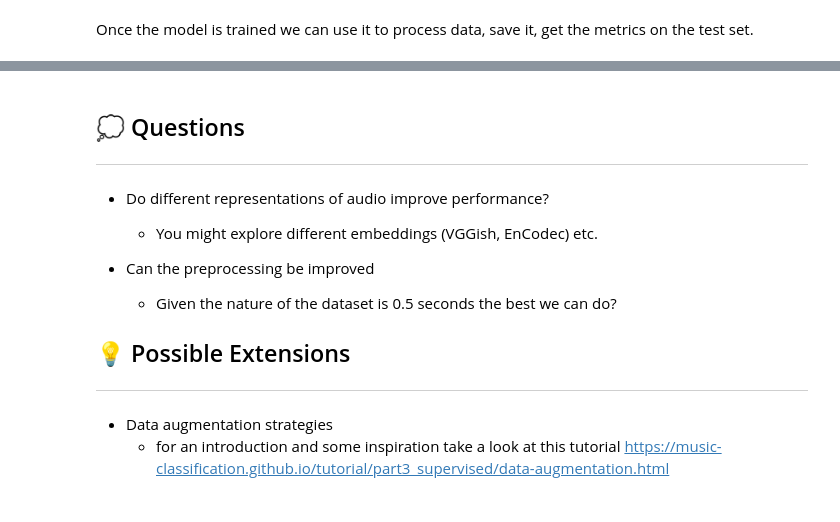
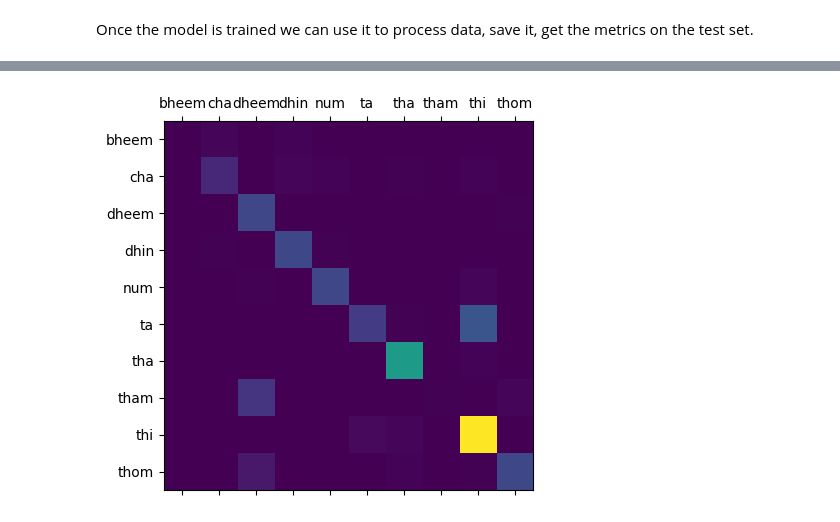
Before and after one commit to mrocamora/mir_course, a Jupyter notebook: notebooks/MIR_course-sound_classification_deep_learning_mel-spectrogram.ipynb, the cells around one changed output, grey strips where cells are left out. Drawn from its saved outputs; the diff is of its cells as text; code cells hidden in the pictures.

```diff
--- a/notebooks/MIR_course-sound_classification_deep_learning_mel-spectrogram.ipynb
+++ b/notebooks/MIR_course-sound_classification_deep_learning_mel-spectrogram.ipynb
@@ -782,14 +394,11 @@ class CNN(pl.LightningModule):
 # %% [markdown]
 We train the model defined above.
 # %%
-# Initialize the model
+#### Initialize the model
 model = CNN()
 
-# Initialize a trainer
-trainer = pl.Trainer(max_epochs=10, accelerator="auto")
+#### Initialize a trainer
+trainer = pl.Trainer(max_epochs=3, accelerator="auto")
 
-# Train the model
+#### Train the model
 trainer.fit(model, train_loader, valid_loader)
-
-#Save the model
-trainer.save_checkpoint('model_10epoch.ckpt')
@@ -964,12 +442,0 @@ num: 48
-# %%
-# Load the model from the saved checkpoint
-model = CNN.load_from_checkpoint("checkpoints/trial_9/best_model.ckpt")
-
-# Put it in eval mode
-model.eval()
-
-# Create a new Trainer (no need for ckpt_path)
-trainer = pl.Trainer(accelerator="auto")
-
-# Validate
-trainer.validate(model, dataloaders=test_loader)
@@ -1199,16 +443,13 @@ __Task__
-# %% [markdown]
-## 💭 Questions
-
----
-
-- Do different representations of audio improve performance?
-  - You might explore different embeddings (VGGish, EnCodec) etc.
-
-- Can the preprocessing be improved
-  - Given the nature of the dataset is 0.5 seconds the best we can do?
-
-## 💡 Possible Extensions
----
-
-- Data augmentation strategies
-  - for an introduction and some inspiration take a look at this tutorial https://music-classification.github.io/tutorial/part3_supervised/data-augmentation.html
+# %%
+#### Compute confusion matrix on the test set
+confusion_matrix = model.test_cm.compute().cpu().numpy()
+import matplotlib.pyplot as plt
+fig, ax = plt.subplots()
+ax.matshow(confusion_matrix)
+ax.set_xticks(range(len(train_dataset.label_map)))
+ax.set_yticks(range(len(train_dataset.label_map)))
+ax.set_xticklabels(train_dataset.label_map)
+ax.set_yticklabels(train_dataset.label_map)
+plt.show()
+# %% [output]
+[figure, added]
```
Also changed, not shown: parts of 58 cells of this notebook.
